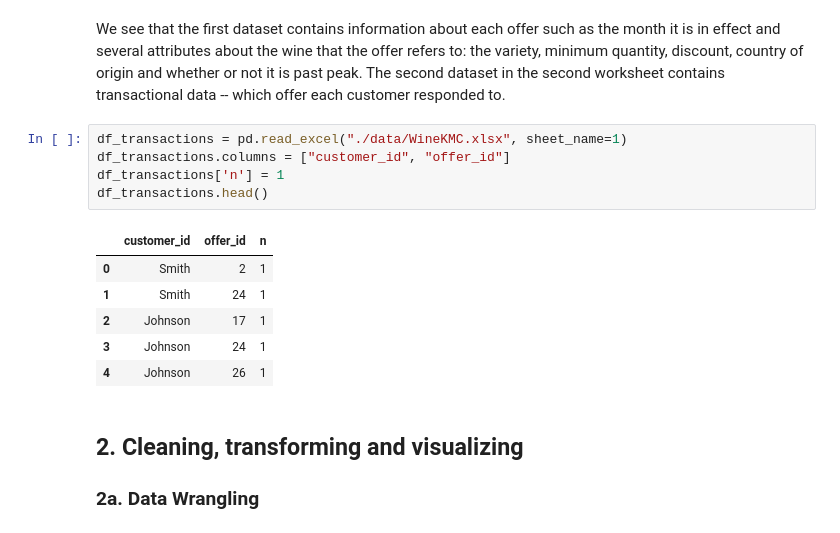
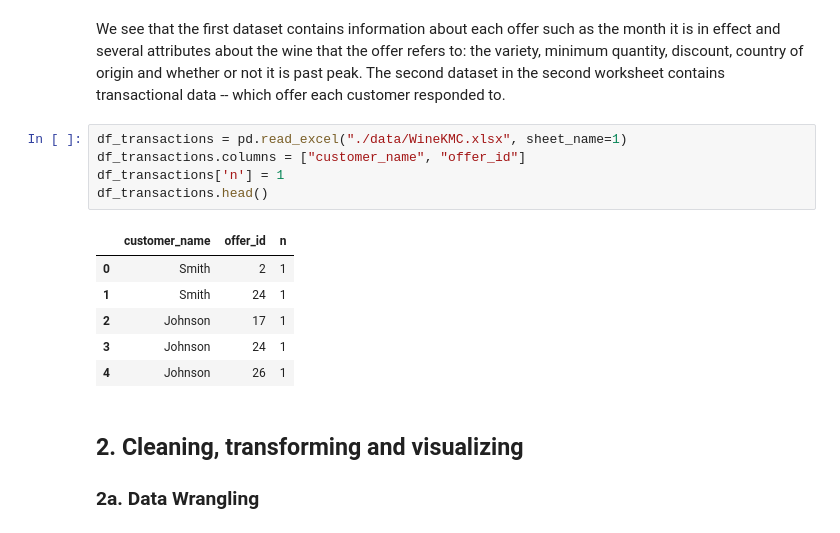
Before and after one commit to mf11y/Data_Sci_Projects, a Jupyter notebook: Customer Segmentation KMeans/Clustering Case Study - Customer Segmentation with K-Means - Tier 3.ipynb, the cells around one changed output. Drawn from its saved outputs; the diff is of its cells as text.

```diff
--- a/Customer Segmentation KMeans/Clustering Case Study - Customer Segmentation with K-Means - Tier 3.ipynb
+++ b/Customer Segmentation KMeans/Clustering Case Study - Customer Segmentation with K-Means - Tier 3.ipynb
@@ -60,11 +61,11 @@ df_offers.head()
 We see that the first dataset contains information about each offer such as the month it is in effect and several attributes about the wine that the offer refers to: the variety, minimum quantity, discount, country of origin and whether or not it is past peak. The second dataset in the second worksheet contains transactional data -- which offer each customer responded to.
 # %%
 df_transactions = pd.read_excel("./data/WineKMC.xlsx", sheet_name=1)
-df_transactions.columns = ["customer_id", "offer_id"]
+df_transactions.columns = ["customer_name", "offer_id"]
 df_transactions['n'] = 1
 df_transactions.head()
 # %% [output]
-|  | customer_id | offer_id | n |
+|  | customer_name | offer_id | n |
 | 0 | Smith | 2 | 1 |
 | 1 | Smith | 24 | 1 |
 | 2 | Johnson | 17 | 1 |
```
Also changed, not shown: parts of 34 cells of this notebook.
